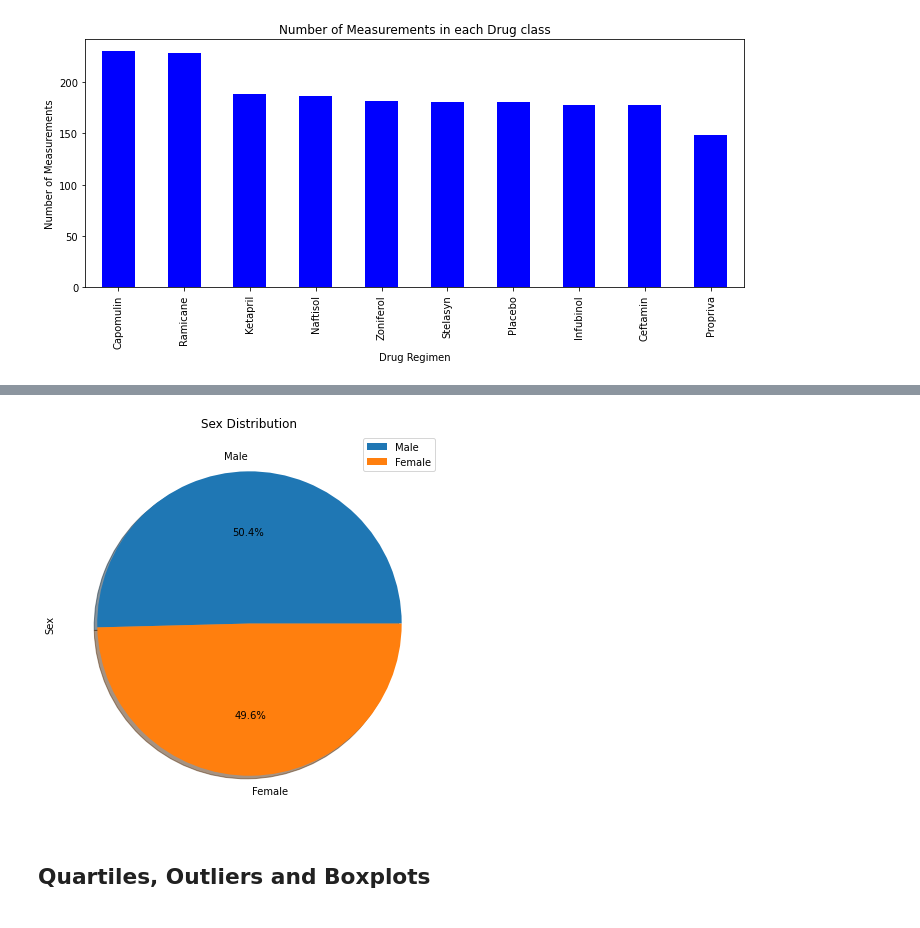
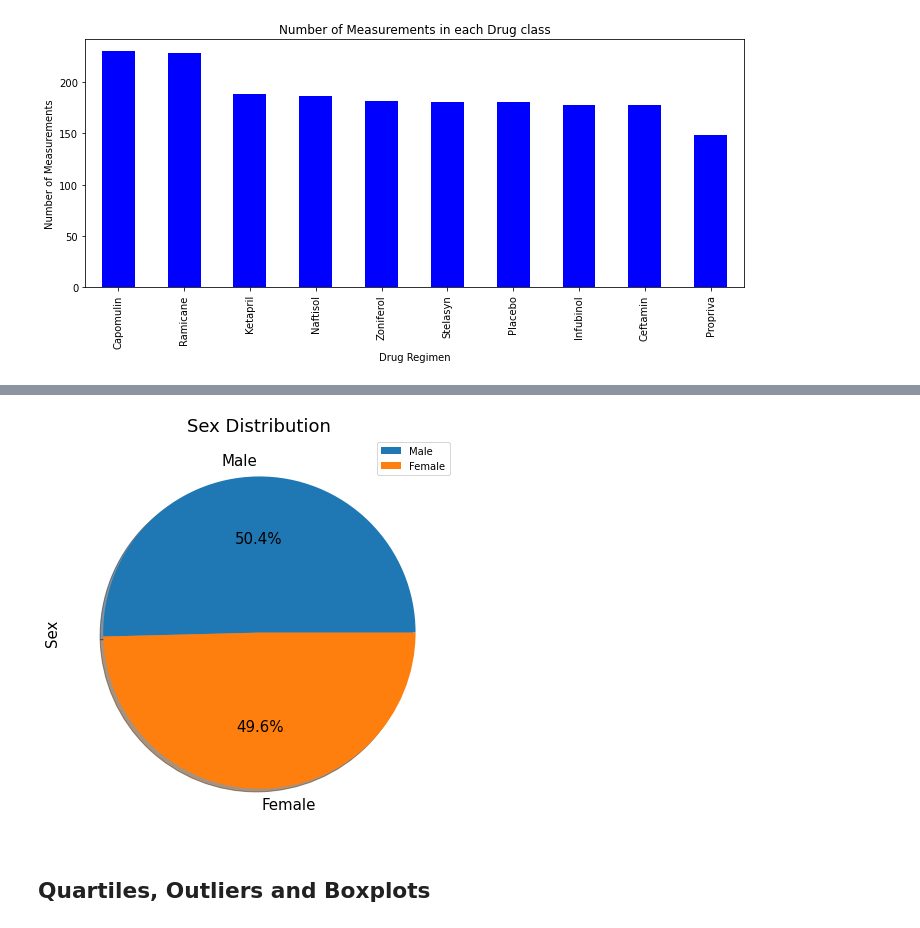
Before and after one commit to alexmartinez1745/Animal-Study-MatPlotLib, a Jupyter notebook: Pymaceuticals/pymaceuticals_starter.ipynb, the cells around one changed output, grey strips where cells are left out. Saved outputs shown, nothing was run; the diff lists cells and outputs as text; code cells hidden in the pictures.

```diff
--- a/Pymaceuticals/pymaceuticals_starter.ipynb
+++ b/Pymaceuticals/pymaceuticals_starter.ipynb
@@ -195,24 +197,26 @@ plt.show()
 # %%
 # Generate a pie plot showing the distribution of female versus male mice using pyplot
 #create labels and x axis
 labels = 'Male', 'Female'
 x_axis = drop_dup['Sex'].value_counts()
 
-#set fig size equal to panda pie chart
-plt.figure(figsize=(15,7))
+#set fig size and font size equal to panda pie chart
+plt.figure(figsize=(11,6))
+textprops = {'fontsize': 15}
 
 #create pie plot using plotlib
-plt.pie(x_axis, labels=labels, autopct="%1.1f%%", shadow=True)
+plt.pie(x_axis, labels=labels, autopct="%1.1f%%", shadow=True, textprops = textprops)
 
 #axis labels and legend
-plt.title('Sex Distribution')
-plt.ylabel('Sex')
+plt.title('Sex Distribution').set_fontsize(18)
+plt.ylabel('Sex').set_fontsize(15)
 plt.legend()
 
 #display pie chart
+plt.tight_layout()
 plt.show()
 # %% [output]
-[figure, old version]
+[figure, new version]
 # %% [markdown]
 ## Quartiles, Outliers and Boxplots
 # %%
```
Also changed, not shown: parts of 1 cell of this notebook.
